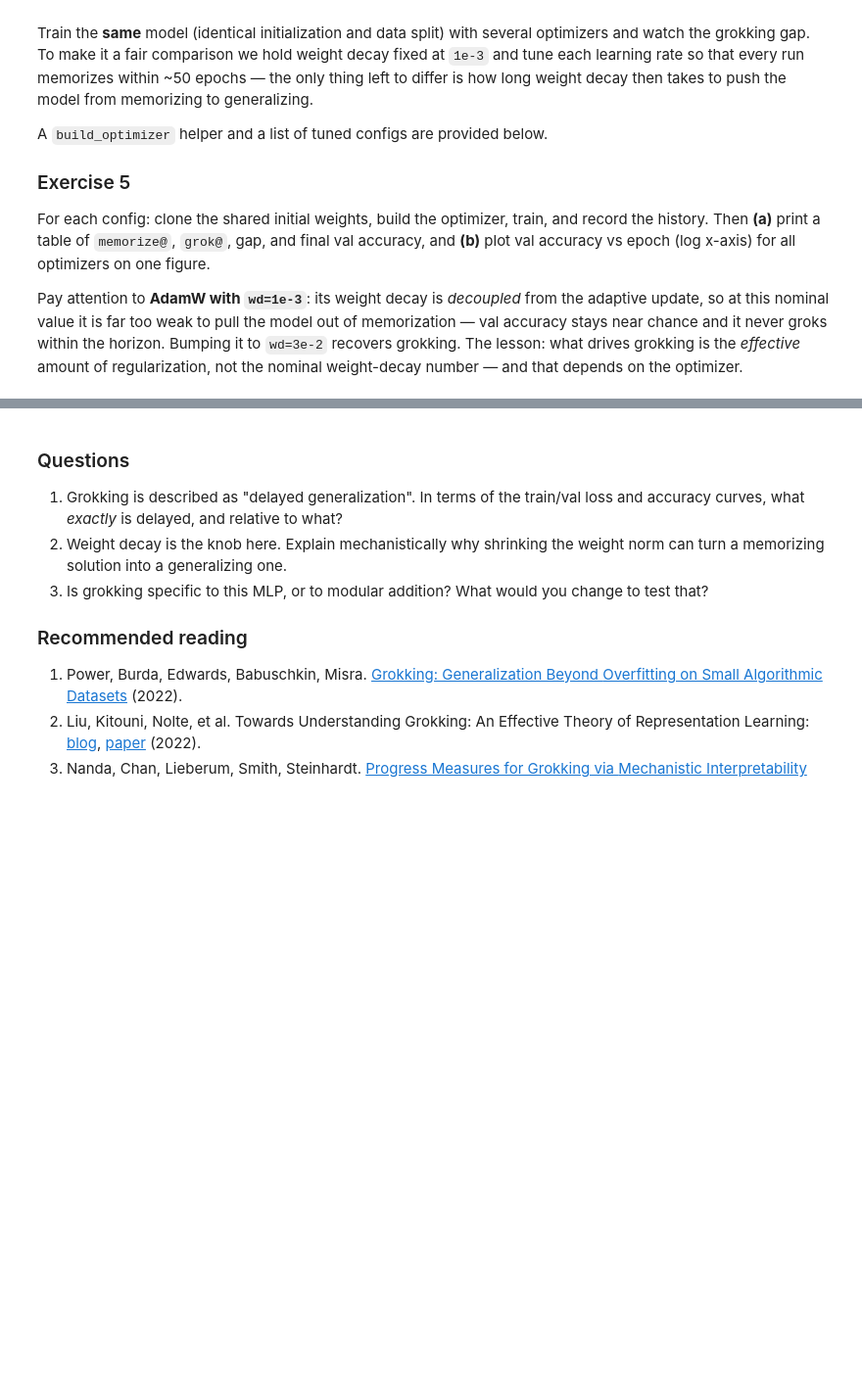
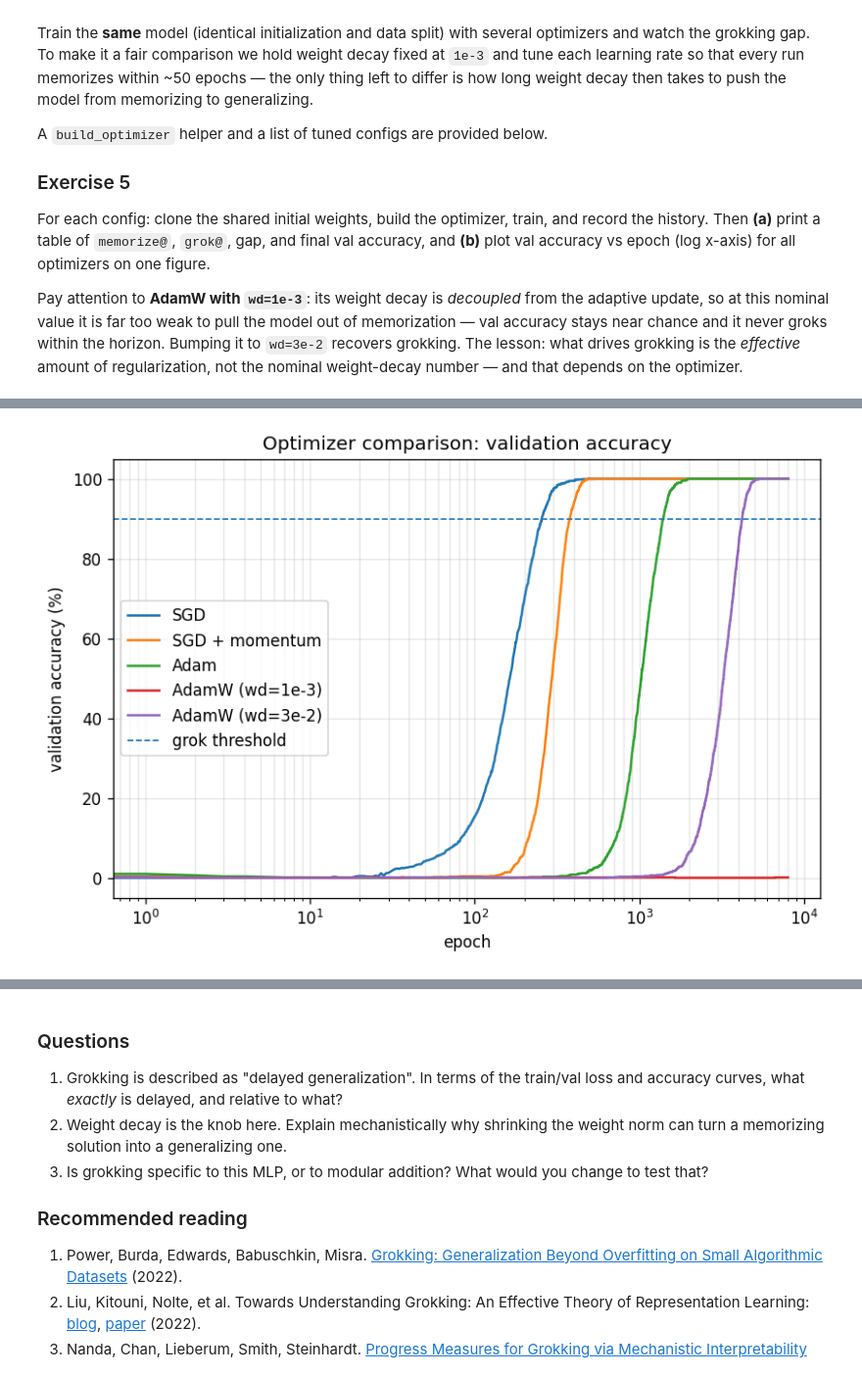
Before and after one commit to Hunter121311-dev/Rlab, a Jupyter notebook: stochastyczne/Lab13/instructions.ipynb, the cells around one changed output, grey strips where cells are left out. Shown at 98% size. Cells and saved outputs as stored; diff of their text form; code cells hidden in the pictures; blank space fills up the shorter version.

```diff
--- a/stochastyczne/Lab13/instructions.ipynb
+++ b/stochastyczne/Lab13/instructions.ipynb
@@ -326,0 +517,27 @@ init_state = copy.deepcopy(Model(hidden_dim=128).state_dict())
+# %%
+def summarize_run(history):
+    memorize_at = first_epoch_reaching(history, "train_acc", 99)
+    grok_at = first_epoch_reaching(history, "val_acc", 90)
+
+    gap = None
+    if memorize_at is not None and grok_at is not None:
+        gap = grok_at - memorize_at
+
+    final_val_acc = history["val_acc"][-1]
+
+    return memorize_at, grok_at, gap, final_val_acc
+
+
+print(f"{'optimizer':<20} {'memorize@':>10} {'grok@':>10} {'gap':>10} {'final val acc':>15}")
+print("-" * 70)
+
+for name, history in histories.items():
+    memorize_at, grok_at, gap, final_val_acc = summarize_run(history)
+
+    print(
+        f"{name:<20} "
+        f"{str(memorize_at):>10} "
+        f"{str(grok_at):>10} "
+        f"{str(gap):>10} "
+        f"{final_val_acc:>14.2f}%"
+    )
@@ -326,0 +552,20 @@ init_state = copy.deepcopy(Model(hidden_dim=128).state_dict())
+# %%
+plt.figure(figsize=(8, 5), dpi=120)
+
+for name, history in histories.items():
+    plt.plot(
+        history["epoch"],
+        history["val_acc"],
+        label=name,
+    )
+
+plt.xscale("log")
+plt.xlabel("epoch")
+plt.ylabel("validation accuracy (%)")
+plt.title("Optimizer comparison: validation accuracy")
+plt.axhline(90, linestyle="--", linewidth=1, label="grok threshold")
+plt.legend()
+plt.grid(True, which="both", alpha=0.3)
+plt.show()
+# %% [output]
+[figure, added]
```
Also changed, not shown: parts of 20 cells of this notebook, 7 other files.
